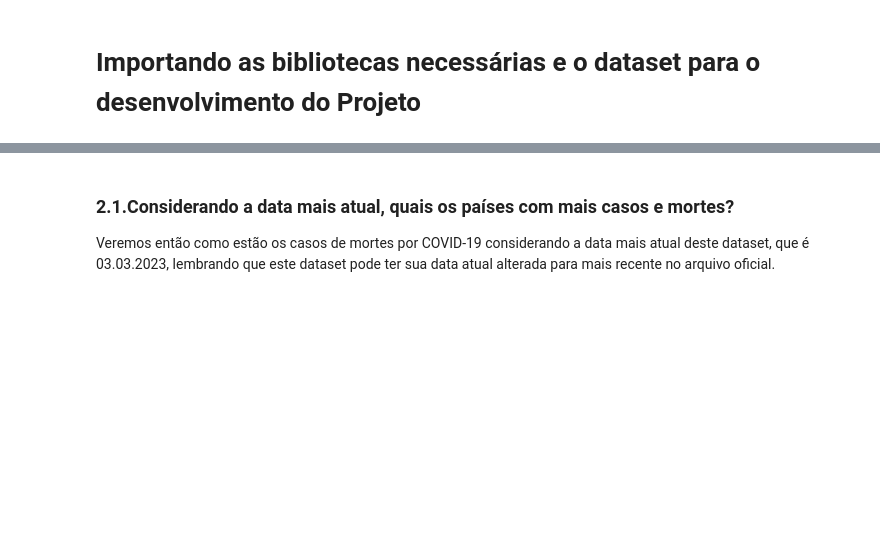
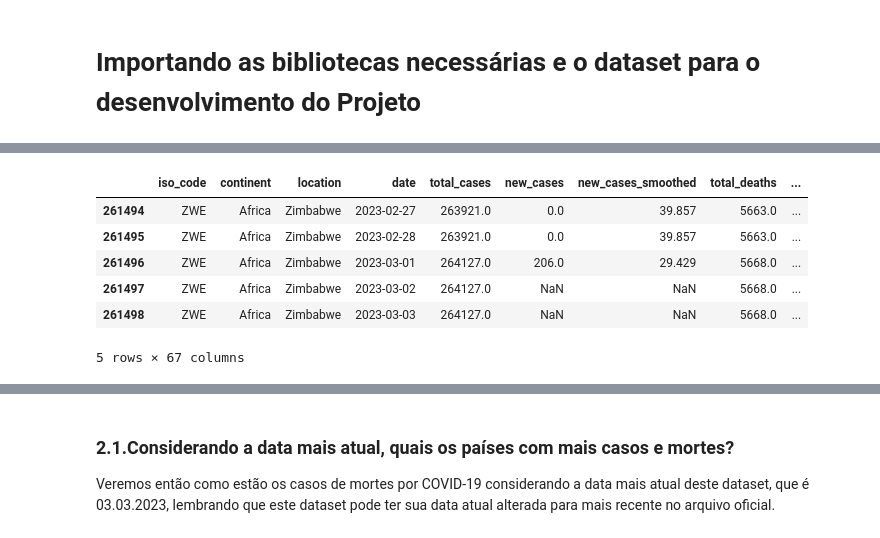
Before and after one commit to julianadslopes/Data_Science, a Jupyter notebook: Projeto_Covid19/Projeto_Panorama_da_COVID_19_no_Brasil.ipynb, the cells around one changed output, grey strips where cells are left out. Saved outputs shown, nothing was run; the diff lists cells and outputs as text; code cells hidden in the pictures; blank space fills up the shorter version.

```diff
--- a/Projeto_Covid19/Projeto_Panorama_da_COVID_19_no_Brasil.ipynb
+++ b/Projeto_Covid19/Projeto_Panorama_da_COVID_19_no_Brasil.ipynb
@@ -394,0 +69,11 @@ Neste projeto extrairemos alguns insights como:
+# %%
+# visualizando as últimas entradas do dataset
+df.tail()
+# %% [output]
+|  | iso_code | continent | location | date | total_cases | new_cases | new_cases_smoothed | total_deaths | ... |
+| 261494 | ZWE | Africa | Zimbabwe | 2023-02-27 | 263921.0 | 0.0 | 39.857 | 5663.0 | ... |
+| 261495 | ZWE | Africa | Zimbabwe | 2023-02-28 | 263921.0 | 0.0 | 39.857 | 5663.0 | ... |
+| 261496 | ZWE | Africa | Zimbabwe | 2023-03-01 | 264127.0 | 206.0 | 29.429 | 5668.0 | ... |
+| 261497 | ZWE | Africa | Zimbabwe | 2023-03-02 | 264127.0 | NaN | NaN | 5668.0 | ... |
+| 261498 | ZWE | Africa | Zimbabwe | 2023-03-03 | 264127.0 | NaN | NaN | 5668.0 | ... |
+5 rows × 67 columns
```
Also changed, not shown: parts of 74 cells of this notebook.
